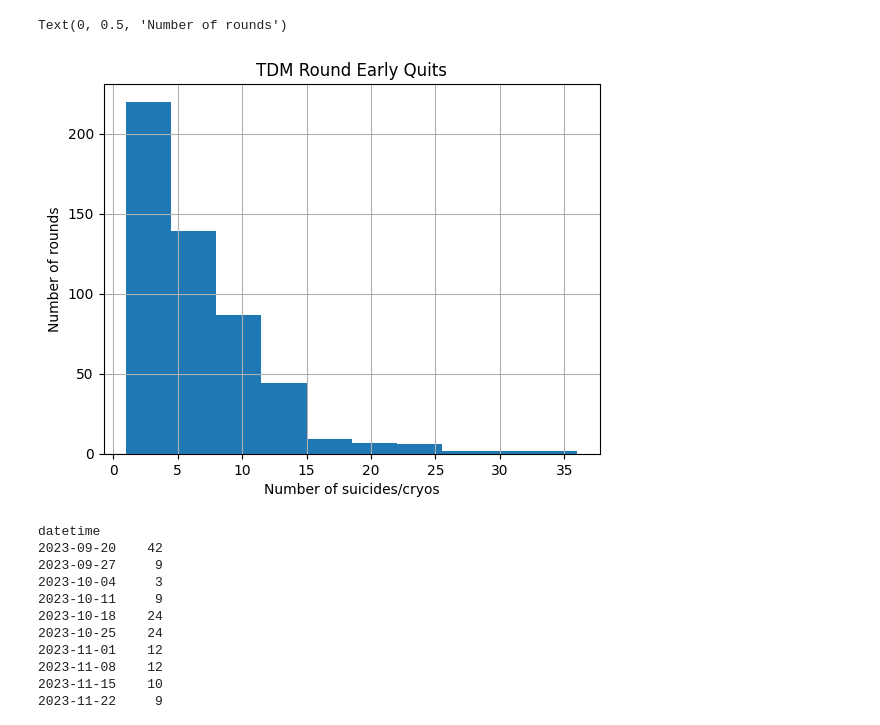
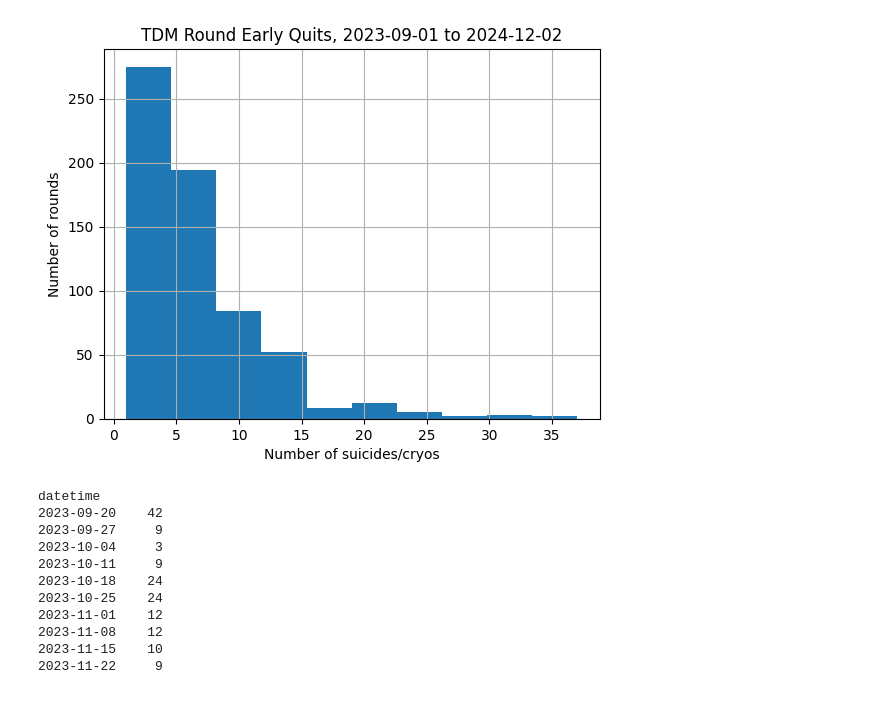
Before and after one commit to warriorstar-orion/ss13_blackbox_tools, a Jupyter notebook: tdm_roundquits.ipynb, the cells around one changed output. Drawn from its saved outputs; the diff is of its cells as text; code cells hidden in the pictures.

```diff
--- a/tdm_roundquits.ipynb
+++ b/tdm_roundquits.ipynb
@@ -16,3 +16,7 @@ def tdm_quitouts(x):
     for k in x['data'].values():
         total += sum(k.values())
     return {'quitouts': total}
+# %%
+query = select(Feedback.json, Round.id).join(Round).filter(
+    Feedback.key_name == 'TDM_quitouts',
+    Feedback.datetime >= datetime(2023, 9, 1))
@@ -18,0 +25,2 @@ def tdm_quitouts(x):
+# %%
+df = pd.read_sql_query(query, session.connection())
@@ -19,11 +85,11 @@ def tdm_quitouts(x):
 # %%
 df['quitouts'].hist()
-plt.title('TDM Round Early Quits')
+plt.title('TDM Round Early Quits, 2023-09-01 to 2024-12-02')
 plt.xlabel('Number of suicides/cryos')
 plt.ylabel('Number of rounds')
+plt.savefig('tdm_cowards_hist-2023-09-01_2024-12-02.png')
 # %% [output]
-Text(0, 0.5, 'Number of rounds')
-[figure, old version]
+[figure, new version]
 # %%
 df.resample('D', on='datetime')["quitouts"].sum().interpolate()[::7]
 # %% [output]
```
Also changed, not shown: parts of 7 cells of this notebook, 43 other files.
